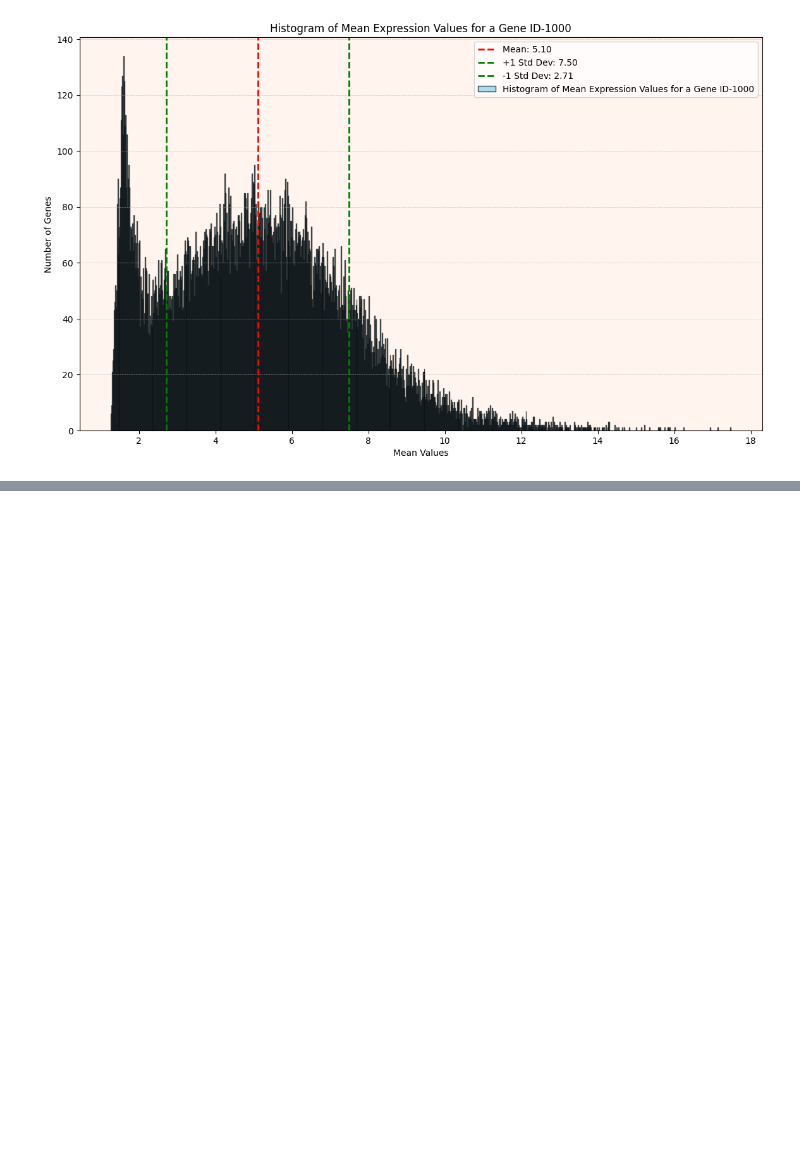
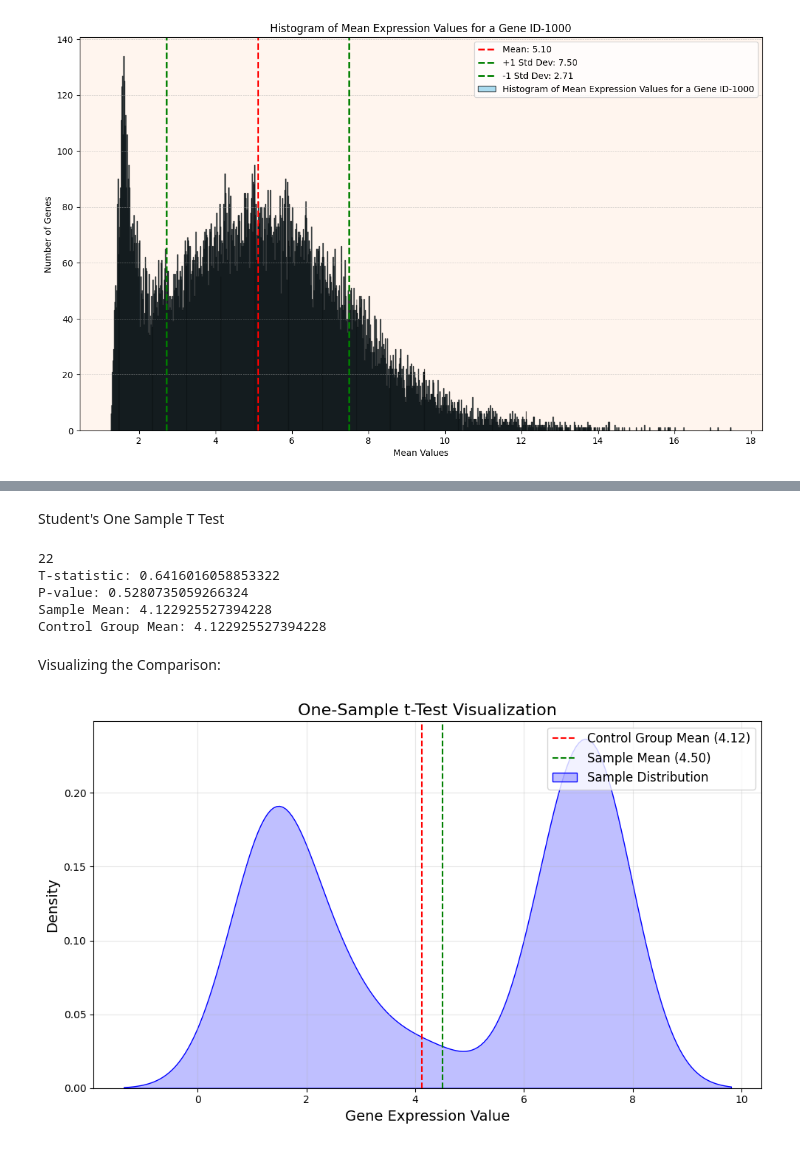
Before and after one commit to KarimIbrahim11/Gene-Expression-Analysis, a Jupyter notebook: notebooks/CS_02_Testing.ipynb, the cells around one changed output, grey strips where cells are left out. Saved outputs shown, nothing was run; the diff lists cells and outputs as text; code cells hidden in the pictures; blank space fills up the shorter version.

```diff
--- a/notebooks/CS_02_Testing.ipynb
+++ b/notebooks/CS_02_Testing.ipynb
@@ -82,0 +103,61 @@ plot_histogram(geneid_H0["weighted_mean"], plot_title="Histogram of Mean Express
+# %% [markdown]
+Student's One Sample T Test
+# %%
+from scipy.stats import ttest_1samp
+import numpy as np
+
+# Extract the values for one of the groups
+sample_size = 30
+gene_id = 2
+
+sample = get_br_ge_sample(meta_donor_df, br=4012, ge=gene_id)
+print(len(sample))
+
+# TODO Check Sample Size
+sample = sample[:sample_size]
+
+# Specify the value to compare against (e.g., the mean of another group)
+control_group_mean = geneid_H0.loc[geneid_H0["gene_id"] == int(gene_id), "weighted_mean"].iloc[0]
+
+# Perform a one-sample t-test
+t_stat, p_value = ttest_1samp(sample, control_group_mean, alternative='greater')
+
+# Display the results
+print(f"T-statistic: {t_stat}")
+print(f"P-value: {p_value}")
+
+# Compare the mean directly
+sample_mean = np.mean(sample)
+print(f"Sample Mean: {control_group_mean}")
+print(f"Control Group Mean: {control_group_mean}")
+# %% [output]
+22
+T-statistic: 0.6416016058853322
+P-value: 0.5280735059266324
+Sample Mean: 4.122925527394228
+Control Group Mean: 4.122925527394228
+# %% [markdown]
+Visualizing the Comparison:
+# %%
+import matplotlib.pyplot as plt
+import seaborn as sns
+
+# Plot the distribution
+plt.figure(figsize=(10, 6))
+sns.kdeplot(sample, label='Sample Distribution', shade=True, color='blue', bw_adjust=0.5)
+
+# Add a vertical line for the group 3 mean
+plt.axvline(control_group_mean, color='red', linestyle='--', label=f'Control Group Mean ({control_group_mean:.2f})')
+plt.axvline(sample_mean, color='green', linestyle='--', label=f'Sample Mean ({sample_mean:.2f})')
+
+# Add labels and legend
+plt.title('One-Sample t-Test Visualization', fontsize=16)
+plt.xlabel('Gene Expression Value', fontsize=14)
+plt.ylabel('Density', fontsize=14)
+plt.legend(fontsize=12)
+plt.grid(alpha=0.3)
+plt.tight_layout()
+
+plt.show()
+# %% [output]
+[figure, added]
```
Also changed, not shown: parts of 1 cell of this notebook, 5 other files.
